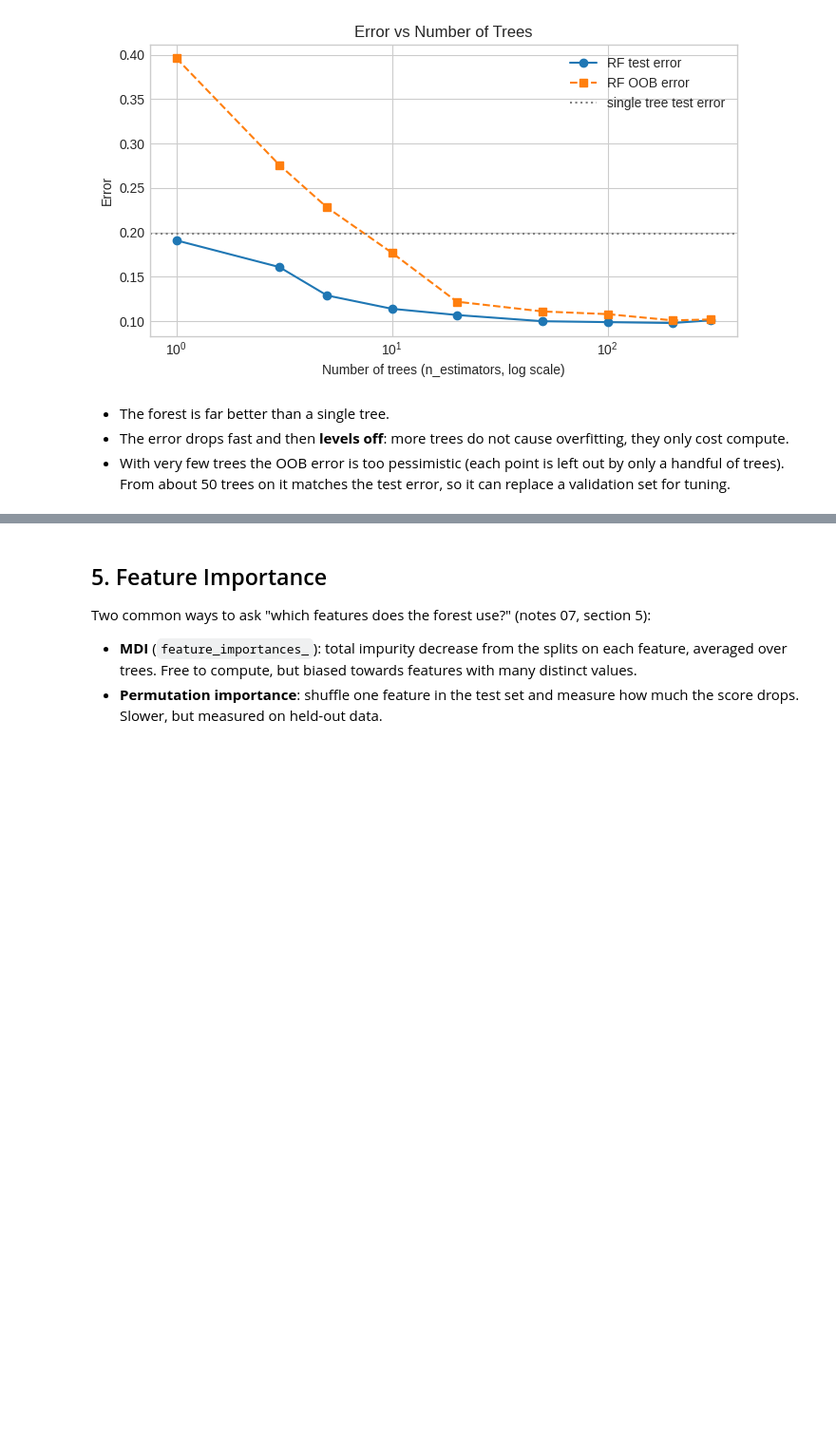
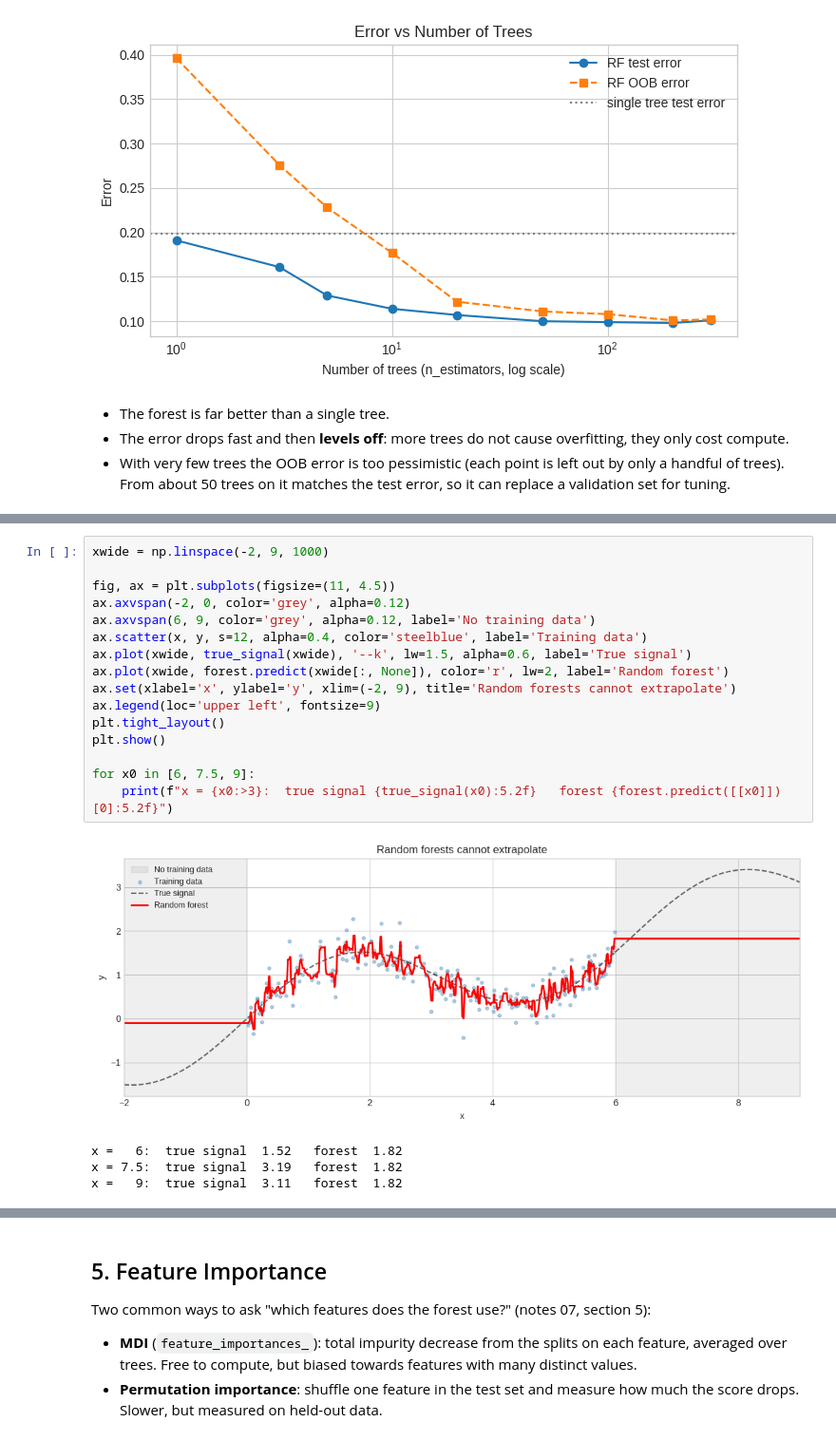
Before and after one commit to imagra93/ML-course-labs, a Jupyter notebook: machine_learning/lab - Decision Trees and Random Forests.ipynb, the cells around one changed output, grey strips where cells are left out. Shown at 95% size. Drawn from its saved outputs; the diff is of its cells as text; blank space fills up the shorter version.

```diff
--- a/machine_learning/lab - Decision Trees and Random Forests.ipynb
+++ b/machine_learning/lab - Decision Trees and Random Forests.ipynb
@@ -310,0 +325,21 @@ The single tree is a step function that jumps to follow every noisy point. The f
+# %%
+xwide = np.linspace(-2, 9, 1000)
+
+fig, ax = plt.subplots(figsize=(11, 4.5))
+ax.axvspan(-2, 0, color='grey', alpha=0.12)
+ax.axvspan(6, 9, color='grey', alpha=0.12, label='No training data')
+ax.scatter(x, y, s=12, alpha=0.4, color='steelblue', label='Training data')
+ax.plot(xwide, true_signal(xwide), '--k', lw=1.5, alpha=0.6, label='True signal')
+ax.plot(xwide, forest.predict(xwide[:, None]), color='r', lw=2, label='Random forest')
+ax.set(xlabel='x', ylabel='y', xlim=(-2, 9), title='Random forests cannot extrapolate')
+ax.legend(loc='upper left', fontsize=9)
+plt.tight_layout()
+plt.show()
+
+for x0 in [6, 7.5, 9]:
+    print(f"x = {x0:>3}:  true signal {true_signal(x0):5.2f}   forest {forest.predict([[x0]])[0]:5.2f}")
+# %% [output]
+[figure, added]
+x =   6:  true signal  1.52   forest  1.82
+x = 7.5:  true signal  3.19   forest  1.82
+x =   9:  true signal  3.11   forest  1.82
```
Also changed, not shown: parts of 8 cells of this notebook, 2 other files.
